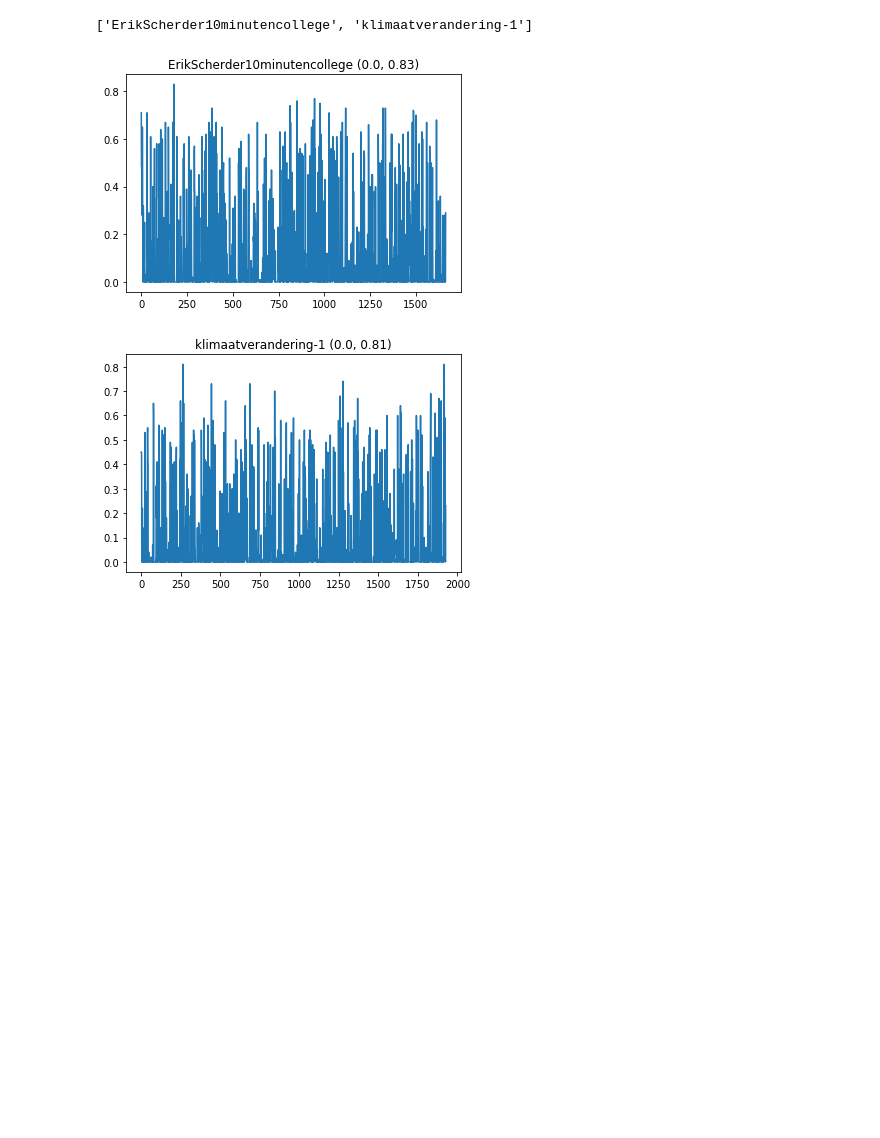
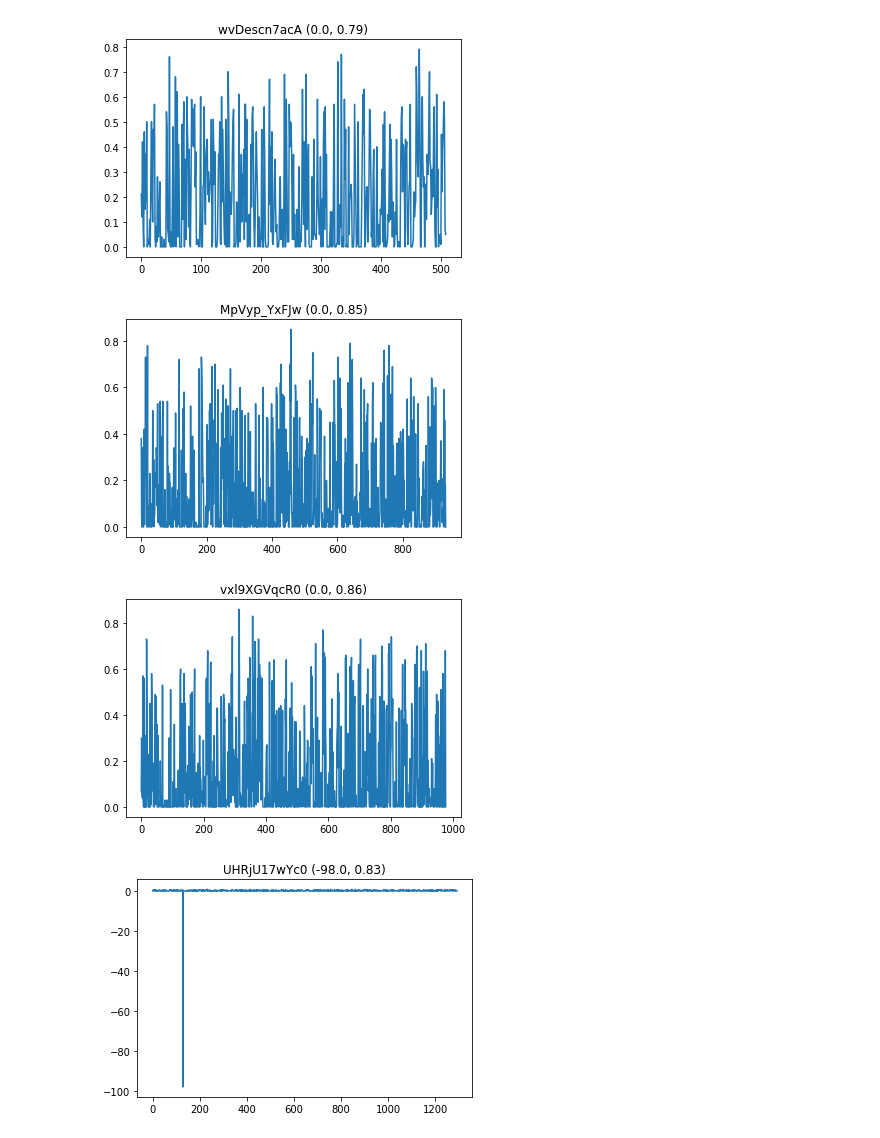
Before and after one commit to surfedushare/pol-harvester, a Jupyter notebook: research/kaldi_confidence/Kaldi confidence plots.ipynb, the cells around one changed output. Saved outputs shown, nothing was run; the diff lists cells and outputs as text; code cells hidden in the pictures; blank space fills up the shorter version.

Commit message:
Plots confidences for multiple videos

```diff
--- a/research/kaldi_confidence/Kaldi confidence plots.ipynb
+++ b/research/kaldi_confidence/Kaldi confidence plots.ipynb
@@ -12,19 +12,15 @@ def read_ctm(ctm_file):
         video, channel, start_time, duration, hypothesis, probability = line.split(" ")
         probs[video].append(1.0 - float(probability.strip()))
     return probs
-# %%
-ctm = read_ctm("erik_boon.ctm")
-# %%
-list(ctm.keys())
-# %% [output]
-['ErikScherder10minutencollege', 'klimaatverandering-1']
 # %%
-for video, probs in ctm.items():
-    #plt.yticks(np.arange(0, 100, step=10))
-    plt.plot(range(0, len(probs)), probs)
-    plt.title(video + f" ({min(probs)}, {max(probs)})")
-
-    plt.show()
+for entry in os.scandir("data"):
+    ctm = read_ctm(entry.name)
+    for video, probs in ctm.items():
+        plt.plot(range(0, len(probs)), probs)
+        plt.title(video + f" ({min(probs)}, {max(probs)})")
+        plt.show()
 # %% [output]
-[figure, old version]
+[figure, new version]
-[figure, old version]
+[figure, new version]
+[figure, added]
+[figure, added]
```
Also changed, not shown: parts of 1 cell of this notebook.
